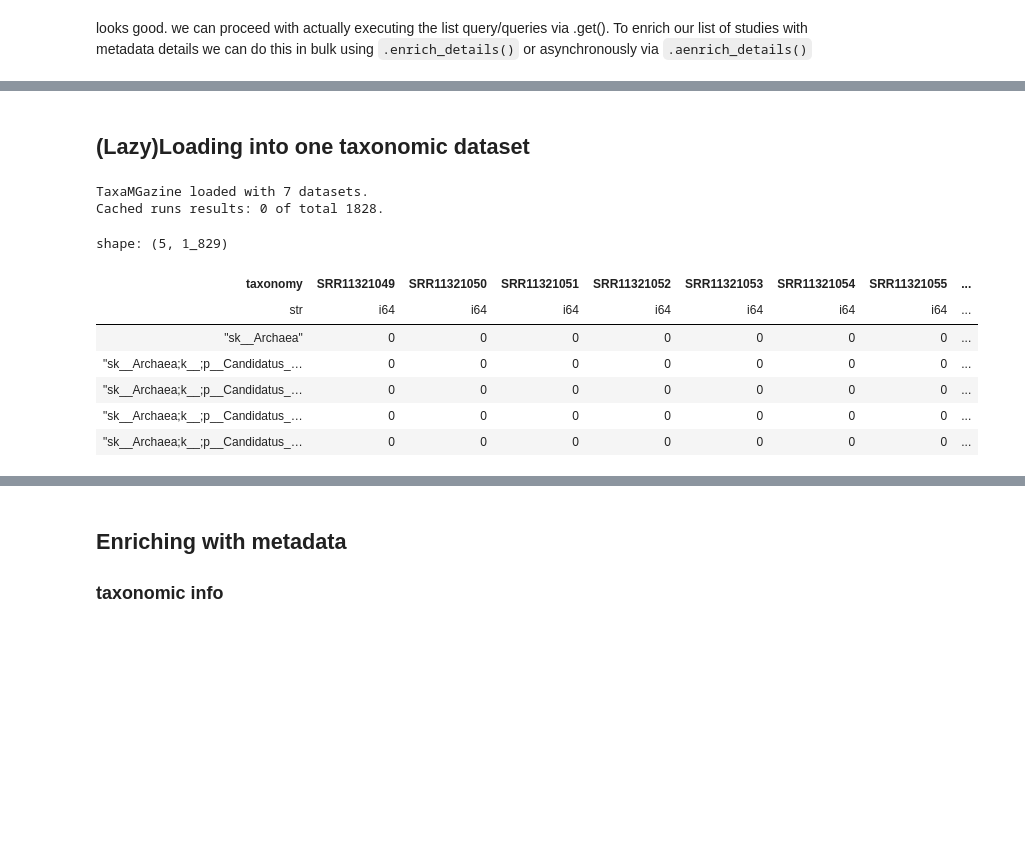
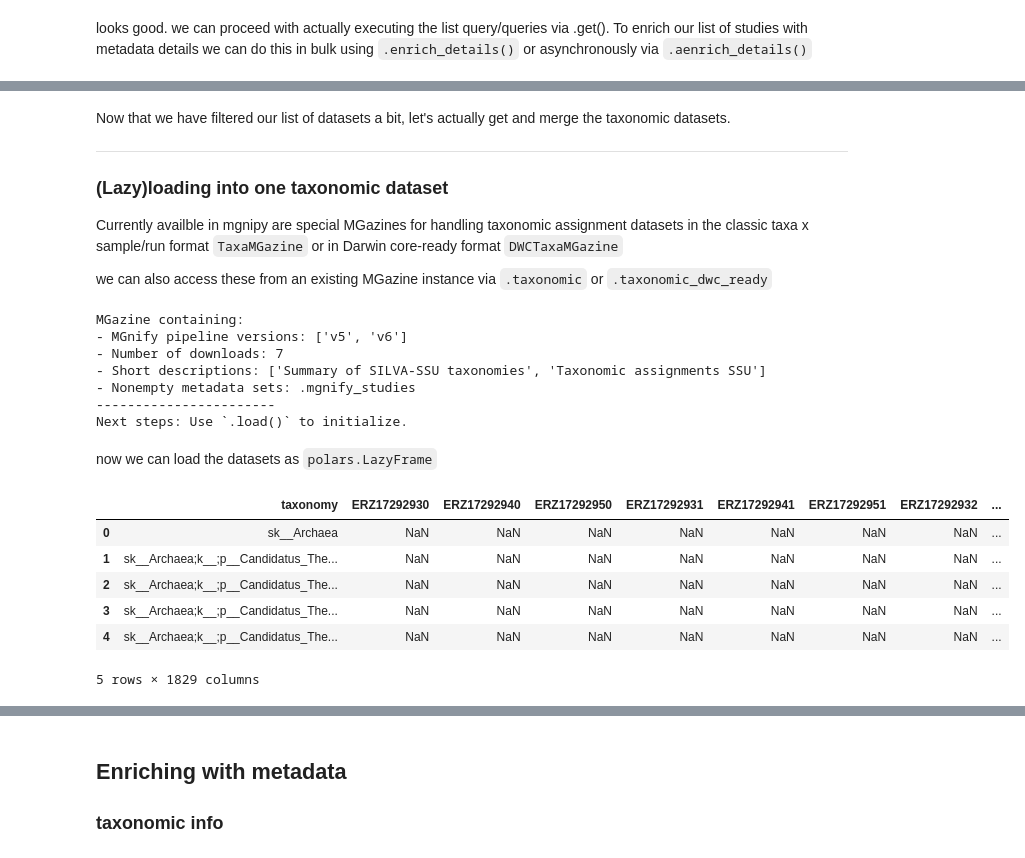
Before and after one commit to EBI-Metagenomics/mgnipy, a Jupyter notebook: docs/notebooks/demos/demo-parkinson.ipynb, the cells around one changed output, grey strips where cells are left out. Cells and saved outputs as stored; diff of their text form; code cells hidden in the pictures; blank space fills up the shorter version.

```diff
--- a/docs/notebooks/demos/demo-parkinson.ipynb
+++ b/docs/notebooks/demos/demo-parkinson.ipynb
@@ -63,9 +72,9 @@ we can access the mgazine of datasets via `.datasets` attribute. The study detai
 # %%
 # access mgazine
-mz = pd_studies.datasets
+MZ = pd_studies.datasets
 
 # take a look
-print(mz)
+print(MZ)
 # %% [output]
 MGazine containing:
 - MGnify pipeline versions: ['v3', 'v4_1', 'v5', 'v6']
@@ -88,0 +114,6 @@ For the ABaCo demo we will use the taxonomic analyses and we will use v4 onwards
+# %%
+# we can filter by passing as index
+V5 = MZ['v5']['Taxonomic assignments SSU']
+V6 = MZ["Summary of SILVA-SSU taxonomies"]
+
+print(V5, V6)
@@ -89,11 +133,7 @@ For the ABaCo demo we will use the taxonomic analyses and we will use v4 onwards
 # %%
 # can add magazines
-mz_taxa = mz['Summary of SILVA-SSU taxonomies'] + mz.v5['Taxonomic assignments SSU']
+MZ_SSU = V5 + V6
 
 # print still works
-print(mz_taxa)
-
-# studies details are preserved
-import pandas as pd
-display(pd.DataFrame(mz_taxa.studies_details))
+print(MZ_SSU)
 # %% [output]
@@ -129,19 +145,36 @@ MGazine Curation TaxaMGazine containing:
 # %% [markdown]
-## (Lazy)Loading into one taxonomic dataset
+Now that we have filtered our list of datasets a bit, let's actually get and merge the taxonomic datasets.
+
+---
+
+### (Lazy)loading into one taxonomic dataset
+
+Currently availble in mgnipy are special MGazines for handling taxonomic assignment datasets in the classic taxa x sample/run format `TaxaMGazine` or in Darwin core-ready format `DWCTaxaMGazine`
+
+we can also access these from an existing MGazine instance via `.taxonomic` or `.taxonomic_dwc_ready`
+# %%
+taxo = MZ_SSU.taxonomic
+# %% [output]
+MGazine containing:
+- MGnify pipeline versions: ['v5', 'v6']
+- Number of downloads: 7
+- Short descriptions: ['Summary of SILVA-SSU taxonomies', 'Taxonomic assignments SSU']
+- Nonempty metadata sets: .mgnify_studies
+-----------------------
+Next steps: Use `.load()` to initialize.
+# %% [markdown]
+now we can load the datasets as `polars.LazyFrame`
 # %%
 # lazyload the mgnify taxanomic assignments datasets
-mz_taxa.load()
+taxo.load()
 
 # calling to_pandas or to_polars will collect the data and return a dataframe
-mz_taxa.to_polars().head()
+taxo.to_pandas().head()
 # %% [output]
+|  | taxonomy | ERZ17292930 | ERZ17292940 | ERZ17292950 | ERZ17292931 | ERZ17292941 | ERZ17292951 | ERZ17292932 | ... |
+| 0 | sk__Archaea | NaN | NaN | NaN | NaN | NaN | NaN | NaN | ... |
+| 1 | sk__Archaea;k__;p__Candidatus_The... | NaN | NaN | NaN | NaN | NaN | NaN | NaN | ... |
+| 2 | sk__Archaea;k__;p__Candidatus_The... | NaN | NaN | NaN | NaN | NaN | NaN | NaN | ... |
+| 3 | sk__Archaea;k__;p__Candidatus_The... | NaN | NaN | NaN | NaN | NaN | NaN | NaN | ... |
+| 4 | sk__Archaea;k__;p__Candidatus_The... | NaN | NaN | NaN | NaN | NaN | NaN | NaN | ... |
-TaxaMGazine loaded with 7 datasets.
-Cached runs results: 0 of total 1828.
+5 rows × 1829 columns
-shape: (5, 1_829)
-| taxonomy | SRR11321049 | SRR11321050 | SRR11321051 | SRR11321052 | SRR11321053 | SRR11321054 | SRR11321055 | ... |
-| str | i64 | i64 | i64 | i64 | i64 | i64 | i64 | ... |
-| "sk__Archaea" | 0 | 0 | 0 | 0 | 0 | 0 | 0 | ... |
-| "sk__Archaea;k__;p__Candidatus_… | 0 | 0 | 0 | 0 | 0 | 0 | 0 | ... |
-| "sk__Archaea;k__;p__Candidatus_… | 0 | 0 | 0 | 0 | 0 | 0 | 0 | ... |
-| "sk__Archaea;k__;p__Candidatus_… | 0 | 0 | 0 | 0 | 0 | 0 | 0 | ... |
-| "sk__Archaea;k__;p__Candidatus_… | 0 | 0 | 0 | 0 | 0 | 0 | 0 | ... |
```
Also changed, not shown: parts of 36 cells of this notebook.
